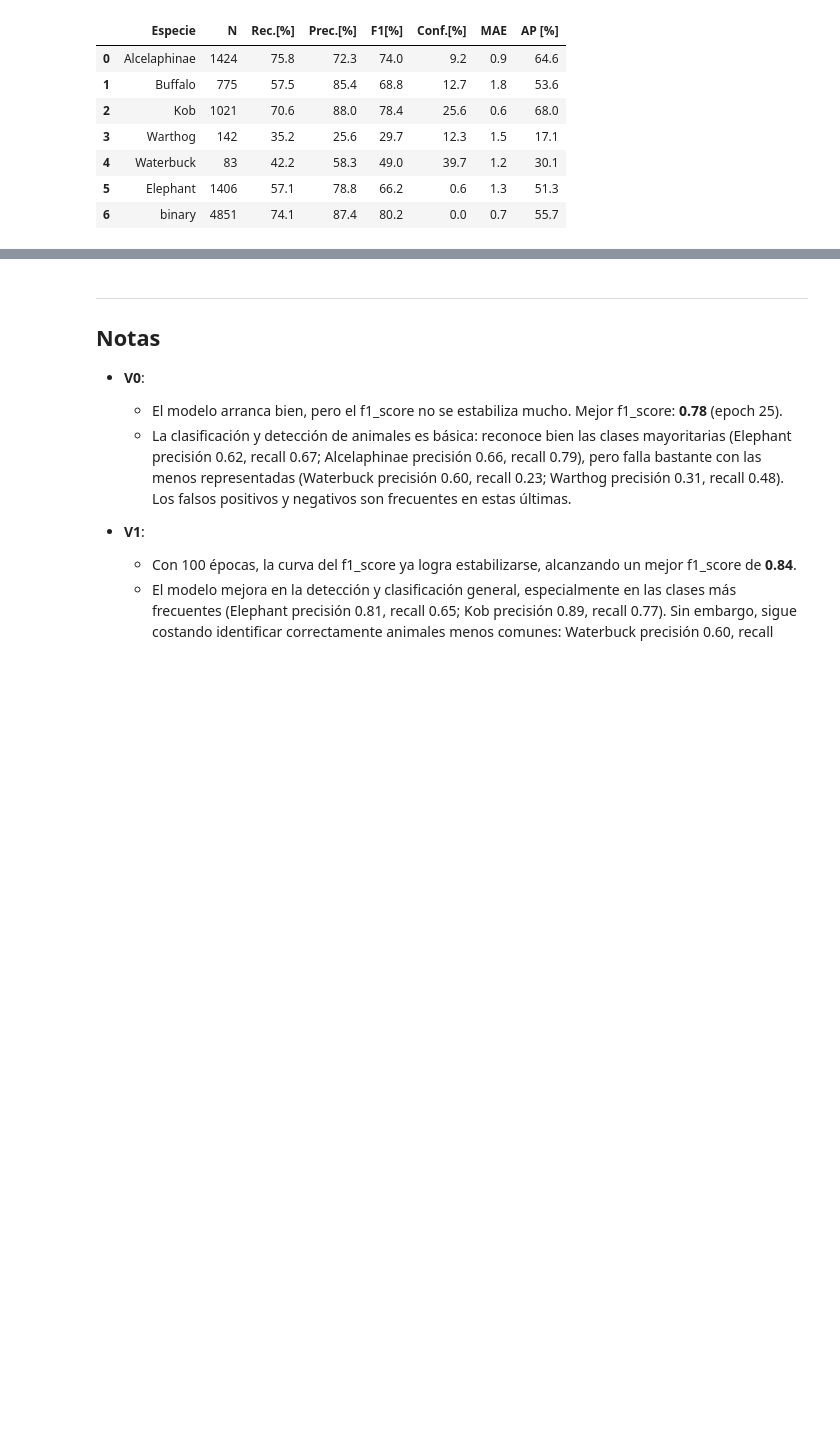
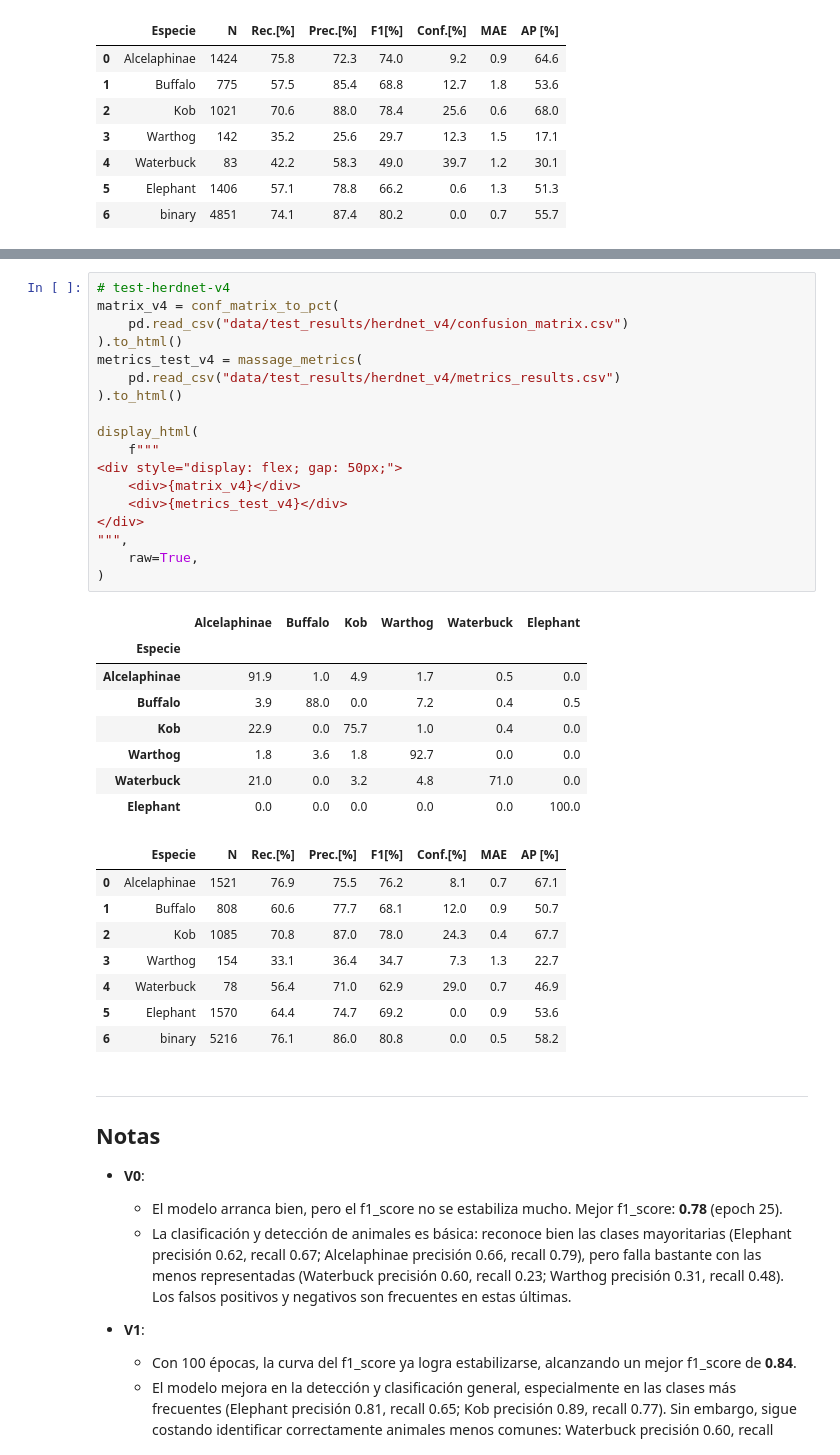
Before and after one commit to maia-2025-vision/proyecto-de-grado, a Jupyter notebook: notebooks/train-herdnet.ipynb, the cells around one changed output, grey strips where cells are left out. Saved outputs shown, nothing was run; the diff lists cells and outputs as text; blank space fills up the shorter version.

```diff
--- a/notebooks/train-herdnet.ipynb
+++ b/notebooks/train-herdnet.ipynb
@@ -416,3 +457,38 @@ display_html(
+# %%
+# test-herdnet-v4
+matrix_v4 = conf_matrix_to_pct(
+    pd.read_csv("data/test_results/herdnet_v4/confusion_matrix.csv")
+).to_html()
+metrics_test_v4 = massage_metrics(
+    pd.read_csv("data/test_results/herdnet_v4/metrics_results.csv")
+).to_html()
+
+display_html(
+    f"""
+<div style="display: flex; gap: 50px;">
+    <div>{matrix_v4}</div>
+    <div>{metrics_test_v4}</div>
+</div>
+""",
+    raw=True,
+)
+# %% [output]
+|  | Alcelaphinae | Buffalo | Kob | Warthog | Waterbuck | Elephant |
+| Especie |  |  |  |  |  |  |
+| Alcelaphinae | 91.9 | 1.0 | 4.9 | 1.7 | 0.5 | 0.0 |
+| Buffalo | 3.9 | 88.0 | 0.0 | 7.2 | 0.4 | 0.5 |
+| Kob | 22.9 | 0.0 | 75.7 | 1.0 | 0.4 | 0.0 |
+| Warthog | 1.8 | 3.6 | 1.8 | 92.7 | 0.0 | 0.0 |
+| Waterbuck | 21.0 | 0.0 | 3.2 | 4.8 | 71.0 | 0.0 |
+| Elephant | 0.0 | 0.0 | 0.0 | 0.0 | 0.0 | 100.0 |
+|  | Especie | N | Rec.[%] | Prec.[%] | F1[%] | Conf.[%] | MAE | AP [%] |
+| 0 | Alcelaphinae | 1521 | 76.9 | 75.5 | 76.2 | 8.1 | 0.7 | 67.1 |
+| 1 | Buffalo | 808 | 60.6 | 77.7 | 68.1 | 12.0 | 0.9 | 50.7 |
+| 2 | Kob | 1085 | 70.8 | 87.0 | 78.0 | 24.3 | 0.4 | 67.7 |
+| 3 | Warthog | 154 | 33.1 | 36.4 | 34.7 | 7.3 | 1.3 | 22.7 |
+| 4 | Waterbuck | 78 | 56.4 | 71.0 | 62.9 | 29.0 | 0.7 | 46.9 |
+| 5 | Elephant | 1570 | 64.4 | 74.7 | 69.2 | 0.0 | 0.9 | 53.6 |
+| 6 | binary | 5216 | 76.1 | 86.0 | 80.8 | 0.0 | 0.5 | 58.2 |
 # %% [markdown]
 ***
 ## Notas
```
Also changed, not shown: parts of 1 cell of this notebook, 2 other files.
